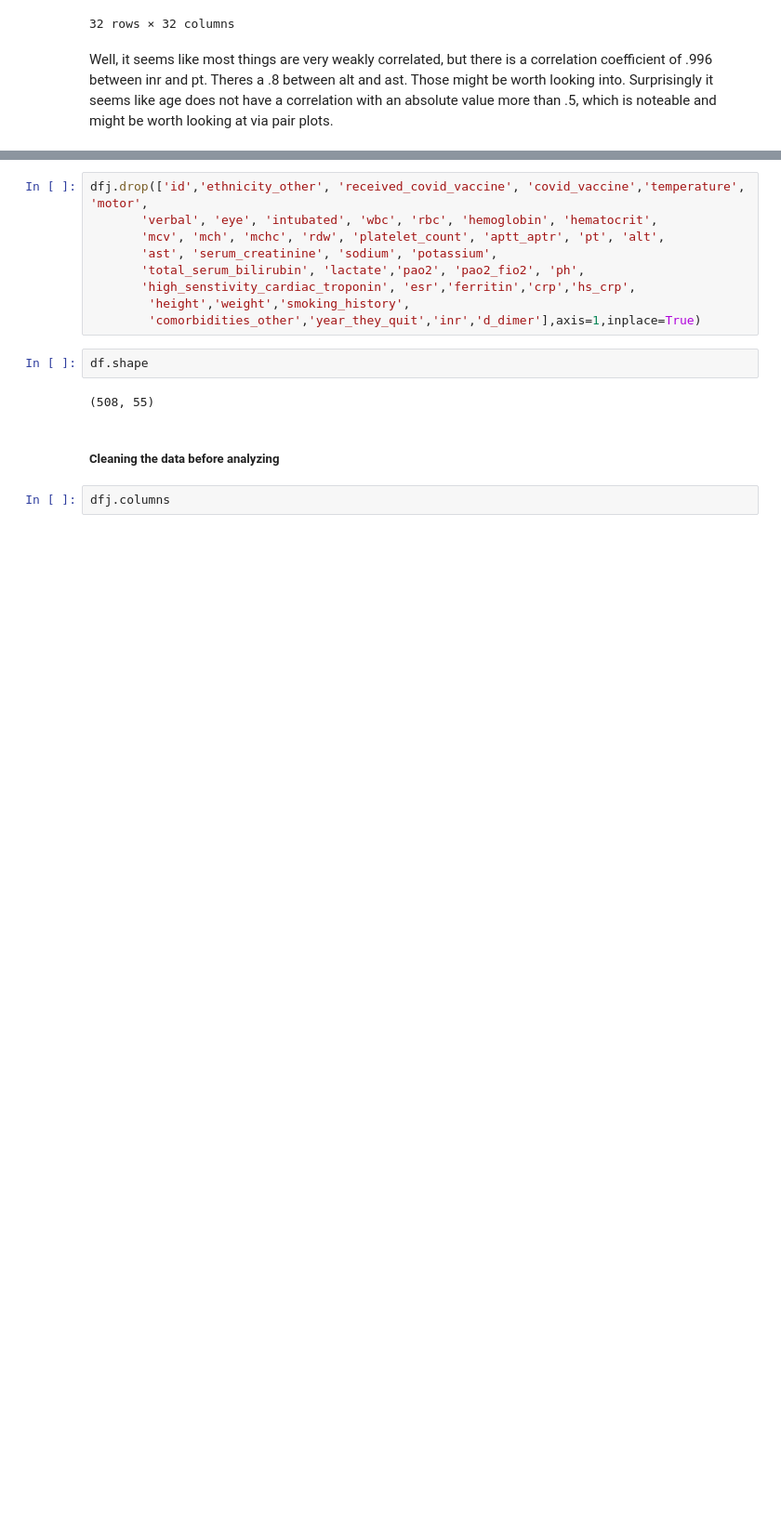
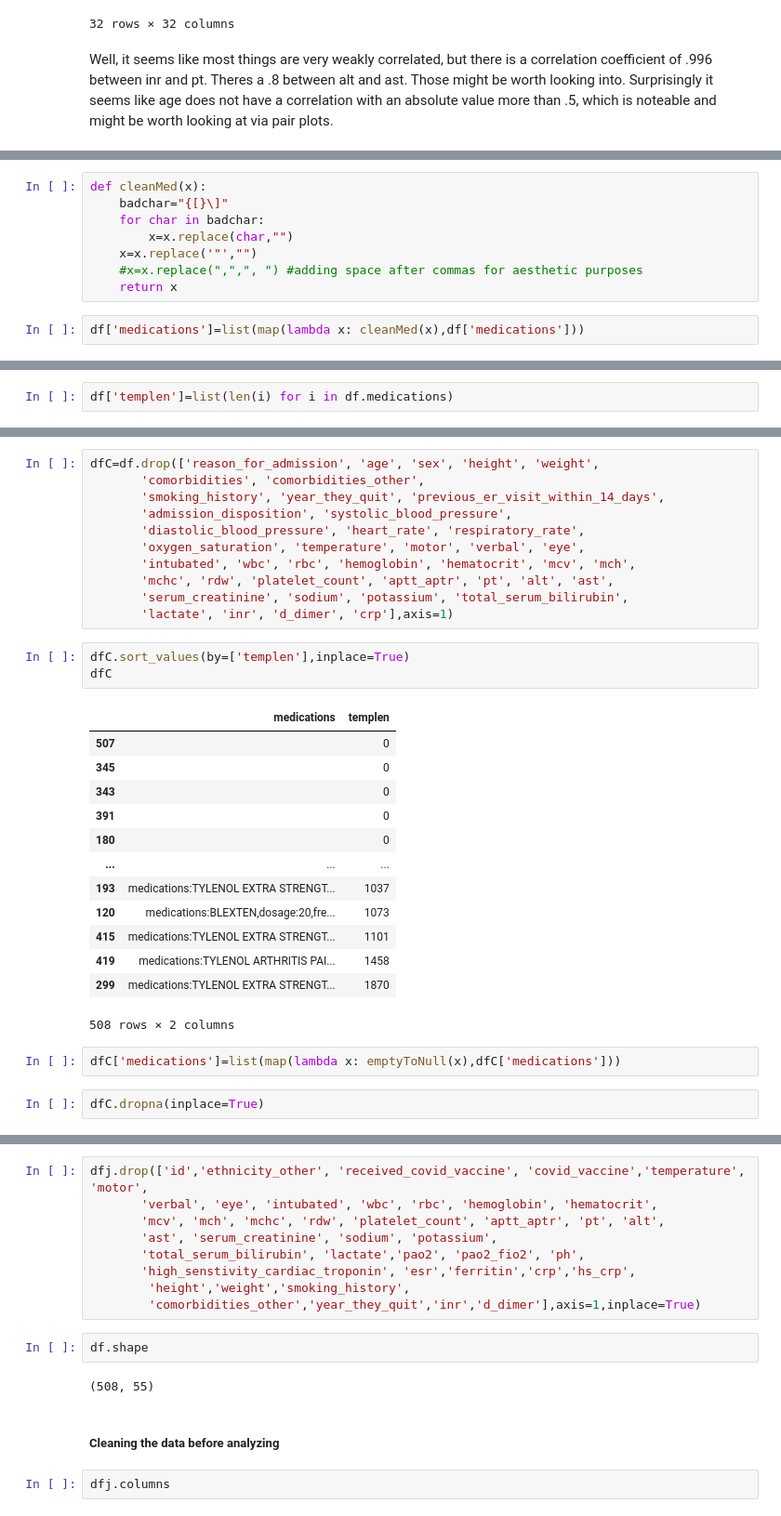
Before and after one commit to TheNatureWarrior/TP1_NPA_JDD, a Jupyter notebook: TP1_NPA_JDD.ipynb, the cells around one changed output, grey strips where cells are left out. Shown at 93% size. Cells and saved outputs as stored; diff of their text form; blank space fills up the shorter version.

```diff
--- a/TP1_NPA_JDD.ipynb
+++ b/TP1_NPA_JDD.ipynb
@@ -423,0 +620,10 @@ Name: comorbidities, dtype: object
+# %%
+def cleanMed(x):
+    badchar="{[}\]"
+    for char in badchar:
+        x=x.replace(char,"")
+    x=x.replace('"',"")
+    #x=x.replace(",",", ") #adding space after commas for aesthetic purposes
+    return x
+# %%
+df['medications']=list(map(lambda x: cleanMed(x),df['medications']))
@@ -423,0 +648,2 @@ Name: comorbidities, dtype: object
+# %%
+df['templen']=list(len(i) for i in df.medications)
@@ -423,0 +666,32 @@ Name: comorbidities, dtype: object
+# %%
+dfC=df.drop(['reason_for_admission', 'age', 'sex', 'height', 'weight',
+       'comorbidities', 'comorbidities_other',
+       'smoking_history', 'year_they_quit', 'previous_er_visit_within_14_days',
+       'admission_disposition', 'systolic_blood_pressure',
+       'diastolic_blood_pressure', 'heart_rate', 'respiratory_rate',
+       'oxygen_saturation', 'temperature', 'motor', 'verbal', 'eye',
+       'intubated', 'wbc', 'rbc', 'hemoglobin', 'hematocrit', 'mcv', 'mch',
+       'mchc', 'rdw', 'platelet_count', 'aptt_aptr', 'pt', 'alt', 'ast',
+       'serum_creatinine', 'sodium', 'potassium', 'total_serum_bilirubin',
+       'lactate', 'inr', 'd_dimer', 'crp'],axis=1)
+# %%
+dfC.sort_values(by=['templen'],inplace=True)
+dfC
+# %% [output]
+|  | medications | templen |
+| 507 |  | 0 |
+| 345 |  | 0 |
+| 343 |  | 0 |
+| 391 |  | 0 |
+| 180 |  | 0 |
+| ... | ... | ... |
+| 193 | medications:TYLENOL EXTRA STRENGT... | 1037 |
+| 120 | medications:BLEXTEN,dosage:20,fre... | 1073 |
+| 415 | medications:TYLENOL EXTRA STRENGT... | 1101 |
+| 419 | medications:TYLENOL ARTHRITIS PAI... | 1458 |
+| 299 | medications:TYLENOL EXTRA STRENGT... | 1870 |
+508 rows × 2 columns
+# %%
+dfC['medications']=list(map(lambda x: emptyToNull(x),dfC['medications']))
+# %%
+dfC.dropna(inplace=True)
```
Also changed, not shown: parts of 78 cells of this notebook.
